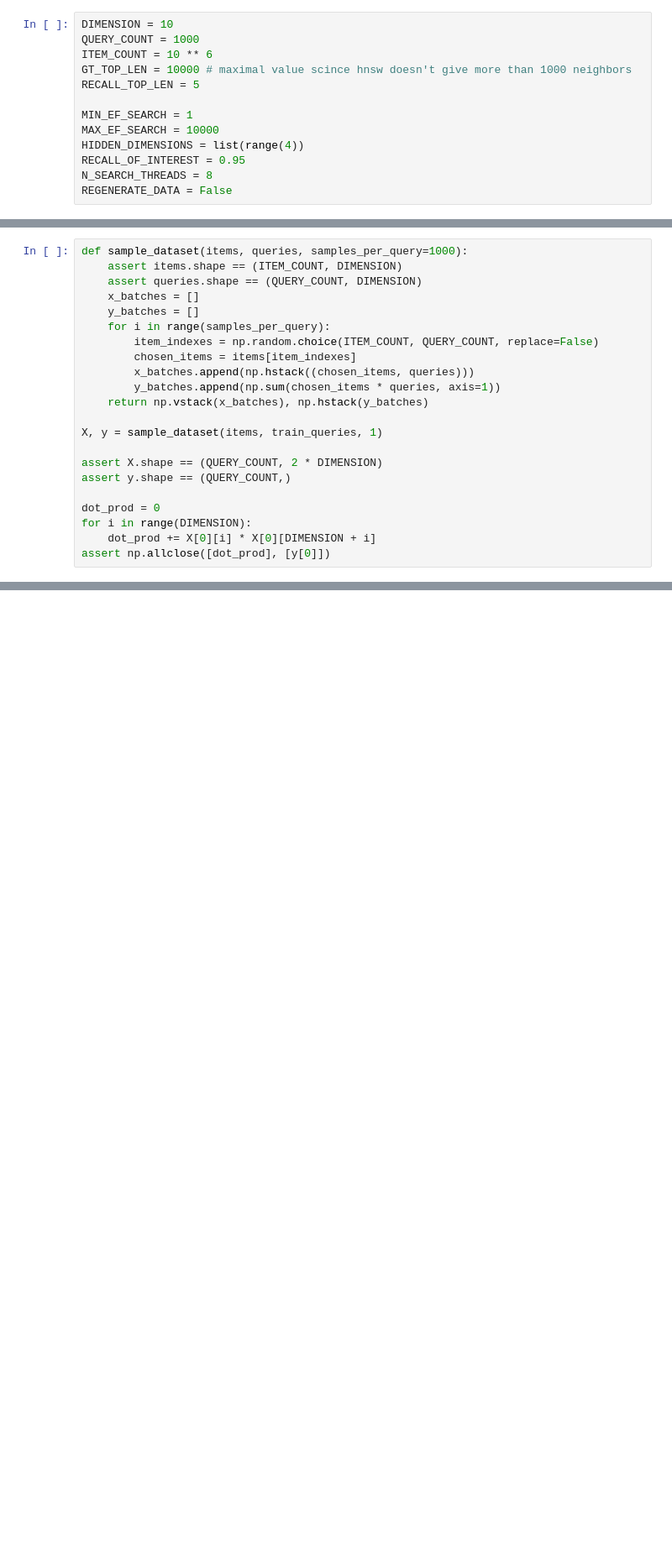
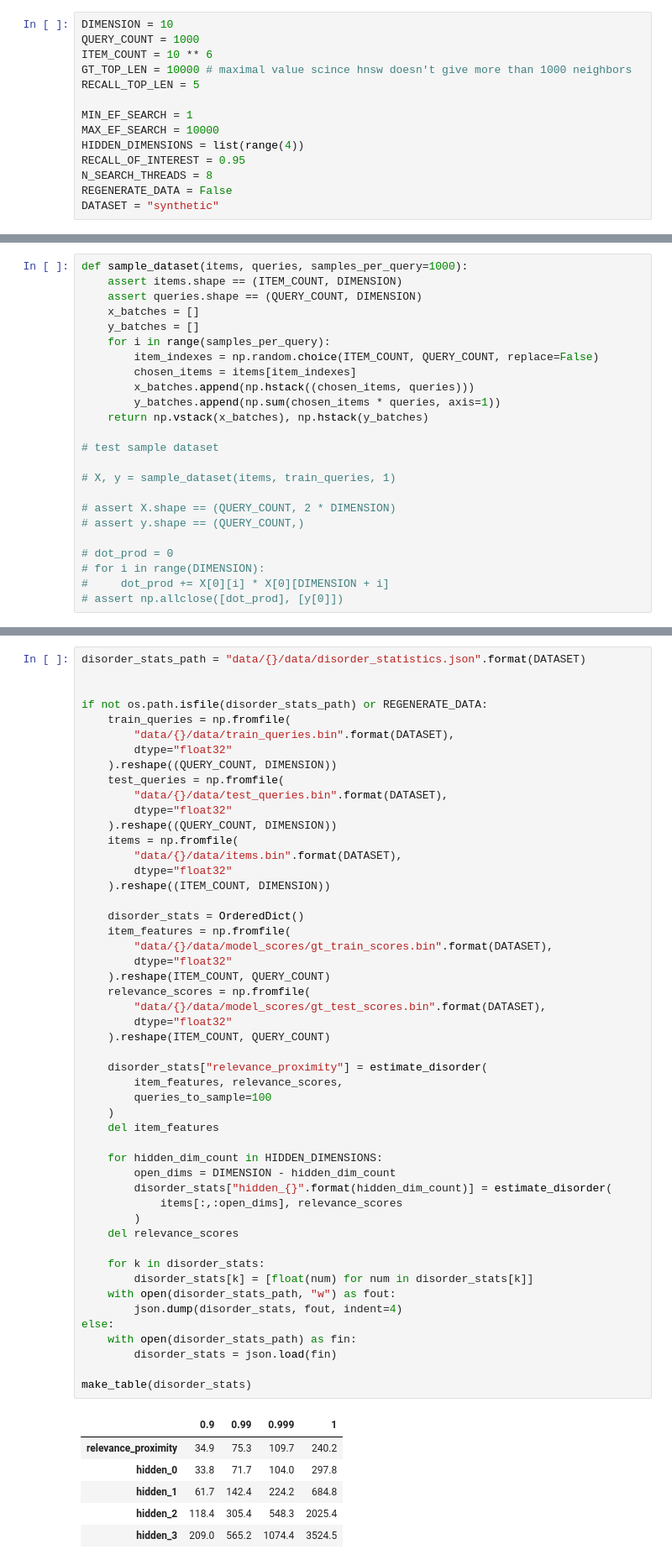
Before and after one commit to Andrew-Angrew/rpg, a Jupyter notebook: conduct_synthetic_experiment.ipynb, the cells around one changed output, grey strips where cells are left out. Shown at 84% size. Drawn from its saved outputs; the diff is of its cells as text; blank space fills up the shorter version.

```diff
--- a/conduct_synthetic_experiment.ipynb
+++ b/conduct_synthetic_experiment.ipynb
@@ -22,6 +22,7 @@ HIDDEN_DIMENSIONS = list(range(4))
 RECALL_OF_INTEREST = 0.95
 N_SEARCH_THREADS = 8
 REGENERATE_DATA = False
+DATASET = "synthetic"
 # %%
 build_graph_cmd_template = (
     "./RPG --mode base "
@@ -255,15 +256,17 @@ def sample_dataset(items, queries, samples_per_query=1000):
         y_batches.append(np.sum(chosen_items * queries, axis=1))
     return np.vstack(x_batches), np.hstack(y_batches)
 
-X, y = sample_dataset(items, train_queries, 1)
+# test sample dataset
 
-assert X.shape == (QUERY_COUNT, 2 * DIMENSION)
-assert y.shape == (QUERY_COUNT,)
+# X, y = sample_dataset(items, train_queries, 1)
 
-dot_prod = 0
-for i in range(DIMENSION):
-    dot_prod += X[0][i] * X[0][DIMENSION + i]
-assert np.allclose([dot_prod], [y[0]])
+# assert X.shape == (QUERY_COUNT, 2 * DIMENSION)
+# assert y.shape == (QUERY_COUNT,)
+
+# dot_prod = 0
+# for i in range(DIMENSION):
+#     dot_prod += X[0][i] * X[0][DIMENSION + i]
+# assert np.allclose([dot_prod], [y[0]])
 # %%
 def make_predictions(items, queries, model, out_file):
     assert queries.shape == (QUERY_COUNT, DIMENSION)
@@ -577,0 +590,57 @@ plot_results(
+# %%
+disorder_stats_path = "data/{}/data/disorder_statistics.json".format(DATASET)
+
+
+if not os.path.isfile(disorder_stats_path) or REGENERATE_DATA:
+    train_queries = np.fromfile(
+        "data/{}/data/train_queries.bin".format(DATASET),
+        dtype="float32"
+    ).reshape((QUERY_COUNT, DIMENSION))
+    test_queries = np.fromfile(
+        "data/{}/data/test_queries.bin".format(DATASET),
+        dtype="float32"
+    ).reshape((QUERY_COUNT, DIMENSION))
+    items = np.fromfile(
+        "data/{}/data/items.bin".format(DATASET),
+        dtype="float32"
+    ).reshape((ITEM_COUNT, DIMENSION))
+
+    disorder_stats = OrderedDict()
+    item_features = np.fromfile(
+        "data/{}/data/model_scores/gt_train_scores.bin".format(DATASET),
+        dtype="float32"
+    ).reshape(ITEM_COUNT, QUERY_COUNT)
+    relevance_scores = np.fromfile(
+        "data/{}/data/model_scores/gt_test_scores.bin".format(DATASET),
+        dtype="float32"
+    ).reshape(ITEM_COUNT, QUERY_COUNT)
+
+    disorder_stats["relevance_proximity"] = estimate_disorder(
+        item_features, relevance_scores,
+        queries_to_sample=100
+    )
+    del item_features
+
+    for hidden_dim_count in HIDDEN_DIMENSIONS:
+        open_dims = DIMENSION - hidden_dim_count
+        disorder_stats["hidden_{}".format(hidden_dim_count)] = estimate_disorder(
+            items[:,:open_dims], relevance_scores
+        )
+    del relevance_scores
+
+    for k in disorder_stats:
+        disorder_stats[k] = [float(num) for num in disorder_stats[k]]
+    with open(disorder_stats_path, "w") as fout:
+        json.dump(disorder_stats, fout, indent=4)
+else:
+    with open(disorder_stats_path) as fin:
+        disorder_stats = json.load(fin)
+
+make_table(disorder_stats)
+# %% [output]
+|  | 0.9 | 0.99 | 0.999 | 1 |
+| relevance_proximity | 34.9 | 75.3 | 109.7 | 240.2 |
+| hidden_0 | 33.8 | 71.7 | 104.0 | 297.8 |
+| hidden_1 | 61.7 | 142.4 | 224.2 | 684.8 |
+| hidden_2 | 118.4 | 305.4 | 548.3 | 2025.4 |
+| hidden_3 | 209.0 | 565.2 | 1074.4 | 3524.5 |
```
Also changed, not shown: parts of 15 cells of this notebook, 10 other files.
